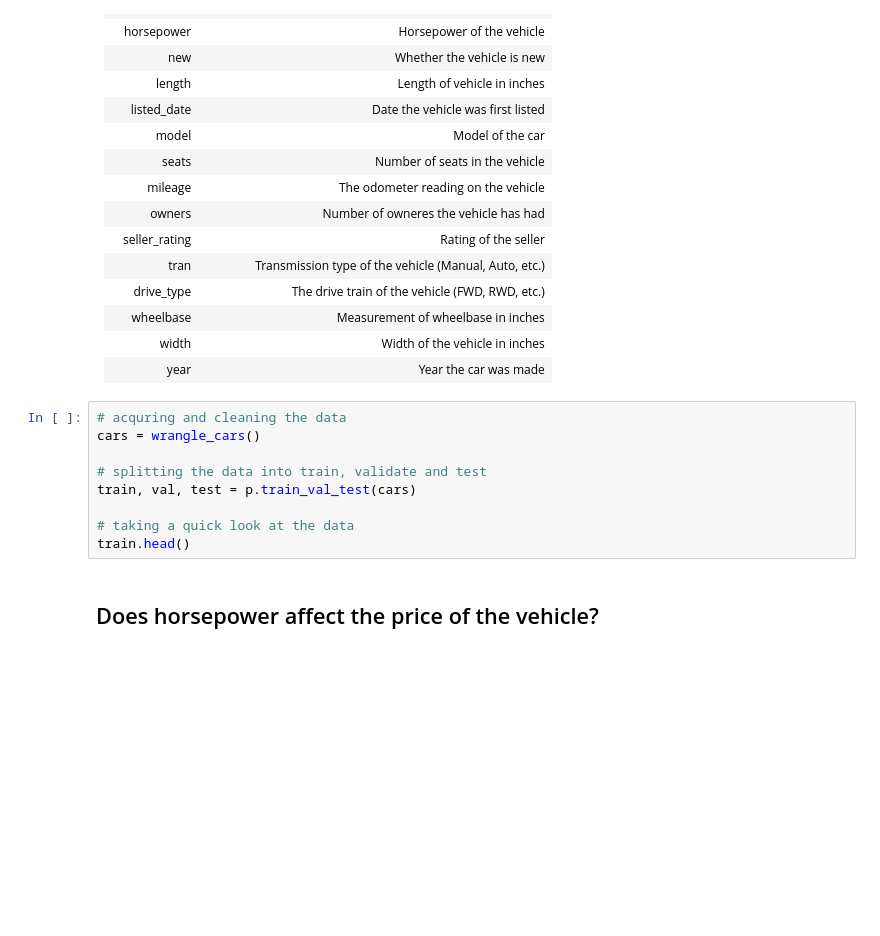
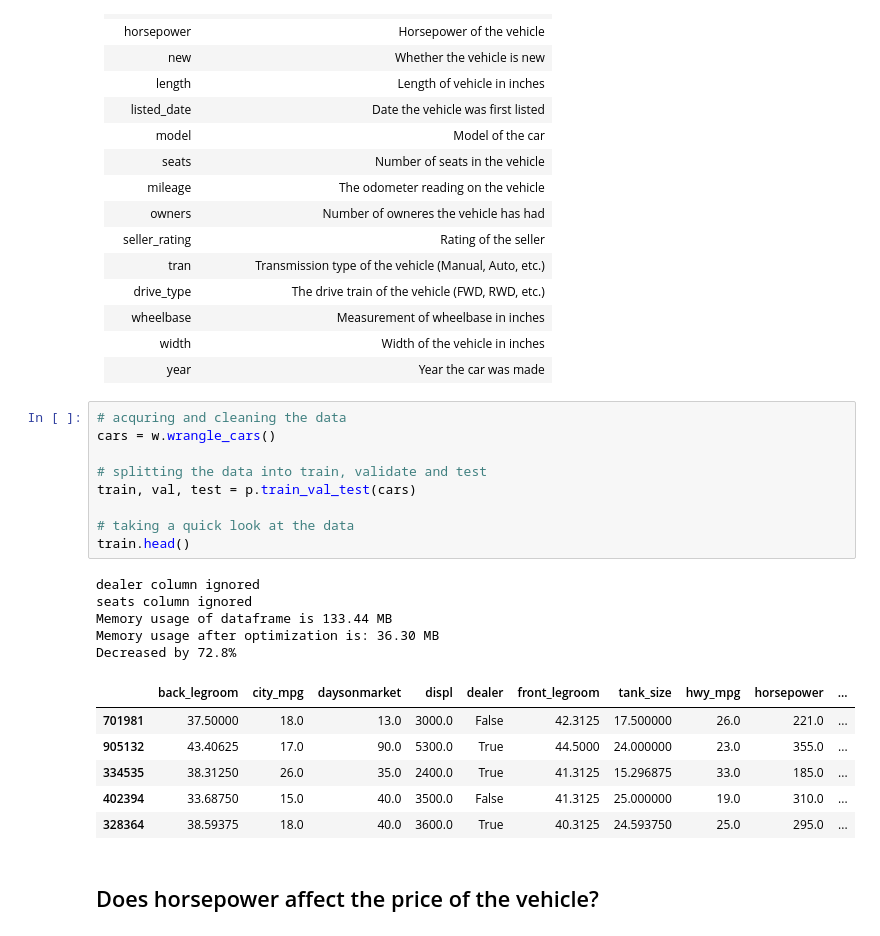
Before and after one commit to ihcrane/individual-project, a Jupyter notebook: final_report.ipynb, the cells around one changed output. Saved outputs shown, nothing was run; the diff lists cells and outputs as text; blank space fills up the shorter version.

```diff
--- a/final_report.ipynb
+++ b/final_report.ipynb
@@ -65,13 +65,25 @@ import prepare as p
 | year | Year the car was made |
 # %%
 # acquring and cleaning the data
-cars = wrangle_cars()
+cars = w.wrangle_cars()
 
 # splitting the data into train, validate and test
 train, val, test = p.train_val_test(cars)
 
 # taking a quick look at the data
 train.head()
+# %% [output]
+dealer column ignored
+seats column ignored
+Memory usage of dataframe is 133.44 MB
+Memory usage after optimization is: 36.30 MB
+Decreased by 72.8%
+|  | back_legroom | city_mpg | daysonmarket | displ | dealer | front_legroom | tank_size | hwy_mpg | horsepower | ... |
+| 701981 | 37.50000 | 18.0 | 13.0 | 3000.0 | False | 42.3125 | 17.500000 | 26.0 | 221.0 | ... |
+| 905132 | 43.40625 | 17.0 | 90.0 | 5300.0 | True | 44.5000 | 24.000000 | 23.0 | 355.0 | ... |
+| 334535 | 38.31250 | 26.0 | 35.0 | 2400.0 | True | 41.3125 | 15.296875 | 33.0 | 185.0 | ... |
+| 402394 | 33.68750 | 15.0 | 40.0 | 3500.0 | False | 41.3125 | 25.000000 | 19.0 | 310.0 | ... |
+| 328364 | 38.59375 | 18.0 | 40.0 | 3600.0 | True | 40.3125 | 24.593750 | 25.0 | 295.0 | ... |
 # %% [markdown]
 ## Does horsepower affect the price of the vehicle?
 # %% [markdown]
```
Also changed, not shown: parts of 29 cells of this notebook, 4 other files.
